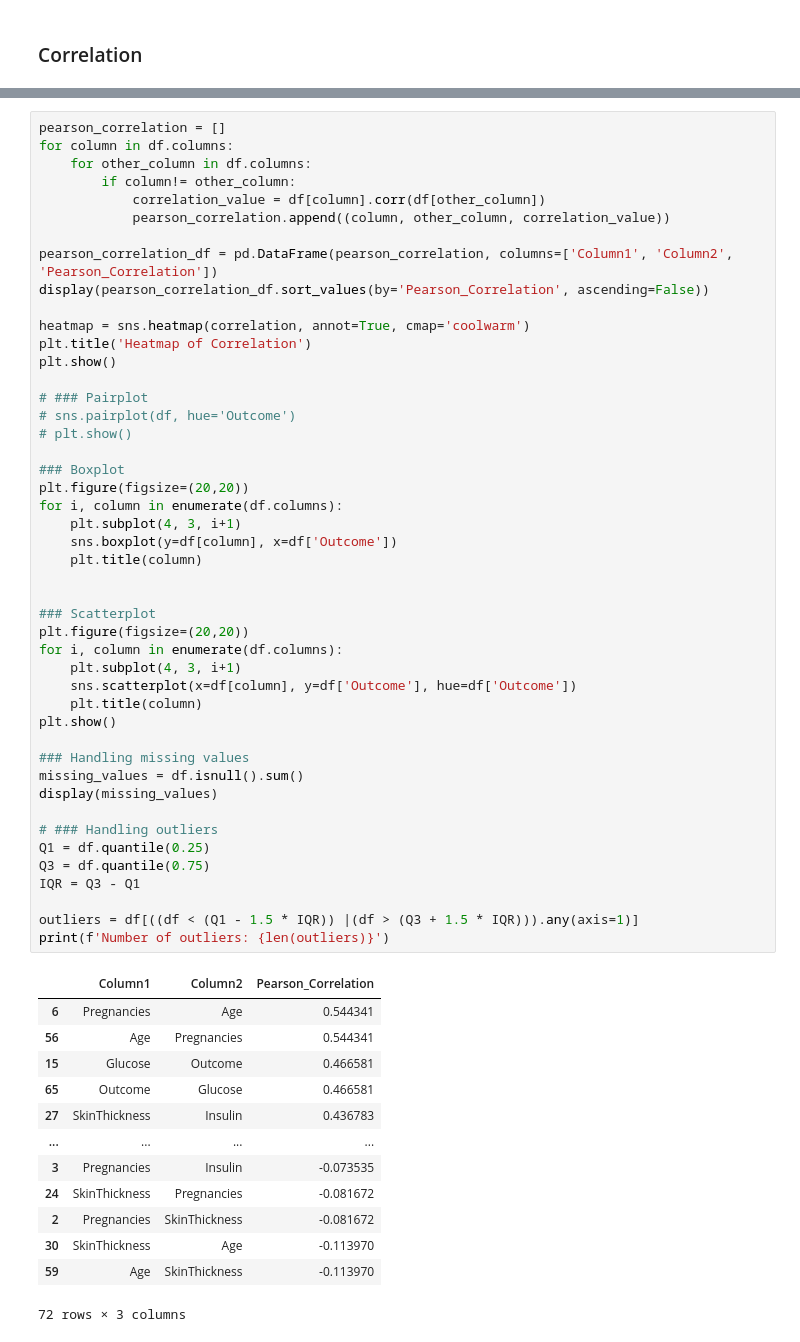
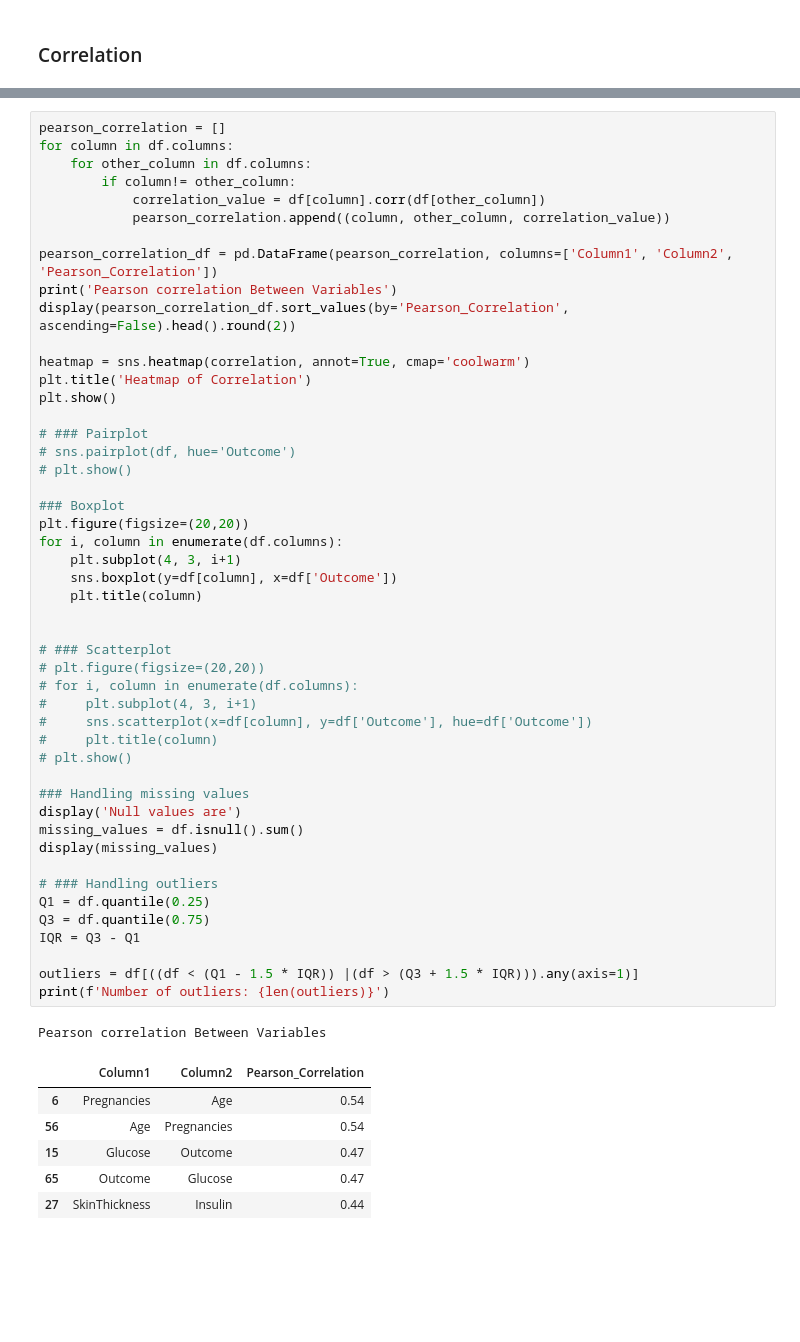
Before and after one commit to KamranMdShaikh/20241215_ML, a Jupyter notebook: knn.ipynb, the cells around one changed output, grey strips where cells are left out. Cells and saved outputs as stored; diff of their text form; blank space fills up the shorter version.

```diff
--- a/knn.ipynb
+++ b/knn.ipynb
@@ -93,55 +93,51 @@ for column in df.columns:
             pearson_correlation.append((column, other_column, correlation_value))
 
 pearson_correlation_df = pd.DataFrame(pearson_correlation, columns=['Column1', 'Column2', 'Pearson_Correlation'])
-display(pearson_correlation_df.sort_values(by='Pearson_Correlation', ascending=False))
+print('Pearson correlation Between Variables')
+display(pearson_correlation_df.sort_values(by='Pearson_Correlation', ascending=False).head().round(2))
 
 heatmap = sns.heatmap(correlation, annot=True, cmap='coolwarm')
 plt.title('Heatmap of Correlation')
 plt.show()
 
 # ### Pairplot
 # sns.pairplot(df, hue='Outcome')
 # plt.show()
 
 ### Boxplot
 plt.figure(figsize=(20,20))
 for i, column in enumerate(df.columns):
     plt.subplot(4, 3, i+1)
     sns.boxplot(y=df[column], x=df['Outcome'])
     plt.title(column)
 
 
-### Scatterplot
-plt.figure(figsize=(20,20))
-for i, column in enumerate(df.columns):
-    plt.subplot(4, 3, i+1)
-    sns.scatterplot(x=df[column], y=df['Outcome'], hue=df['Outcome'])
-    plt.title(column)
-plt.show()
+# ### Scatterplot
+# plt.figure(figsize=(20,20))
+# for i, column in enumerate(df.columns):
+#     plt.subplot(4, 3, i+1)
+#     sns.scatterplot(x=df[column], y=df['Outcome'], hue=df['Outcome'])
+#     plt.title(column)
+# plt.show()
 
 ### Handling missing values
+display('Null values are')
 missing_values = df.isnull().sum()
 display(missing_values)
 
 # ### Handling outliers
 Q1 = df.quantile(0.25)
 Q3 = df.quantile(0.75)
 IQR = Q3 - Q1
 
 outliers = df[((df < (Q1 - 1.5 * IQR)) |(df > (Q3 + 1.5 * IQR))).any(axis=1)]
 print(f'Number of outliers: {len(outliers)}')
 # %% [output]
+Pearson correlation Between Variables
 |  | Column1 | Column2 | Pearson_Correlation |
-| 6 | Pregnancies | Age | 0.544341 |
-| 56 | Age | Pregnancies | 0.544341 |
-| 15 | Glucose | Outcome | 0.466581 |
-| 65 | Outcome | Glucose | 0.466581 |
-| 27 | SkinThickness | Insulin | 0.436783 |
-| ... | ... | ... | ... |
-| 3 | Pregnancies | Insulin | -0.073535 |
-| 24 | SkinThickness | Pregnancies | -0.081672 |
-| 2 | Pregnancies | SkinThickness | -0.081672 |
-| 30 | SkinThickness | Age | -0.113970 |
-| 59 | Age | SkinThickness | -0.113970 |
+| 6 | Pregnancies | Age | 0.54 |
+| 56 | Age | Pregnancies | 0.54 |
+| 15 | Glucose | Outcome | 0.47 |
+| 65 | Outcome | Glucose | 0.47 |
+| 27 | SkinThickness | Insulin | 0.44 |
-72 rows × 3 columns
 [figure]
```
Also changed, not shown: parts of 9 cells of this notebook.
